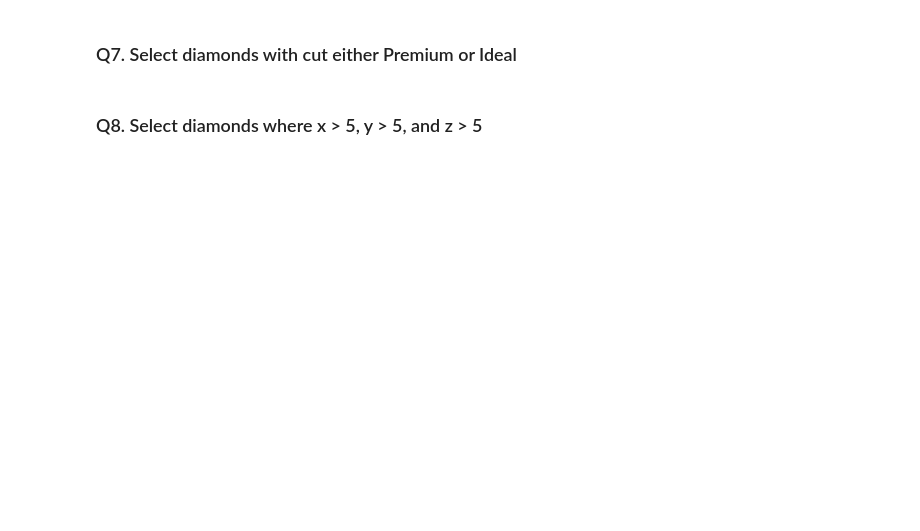
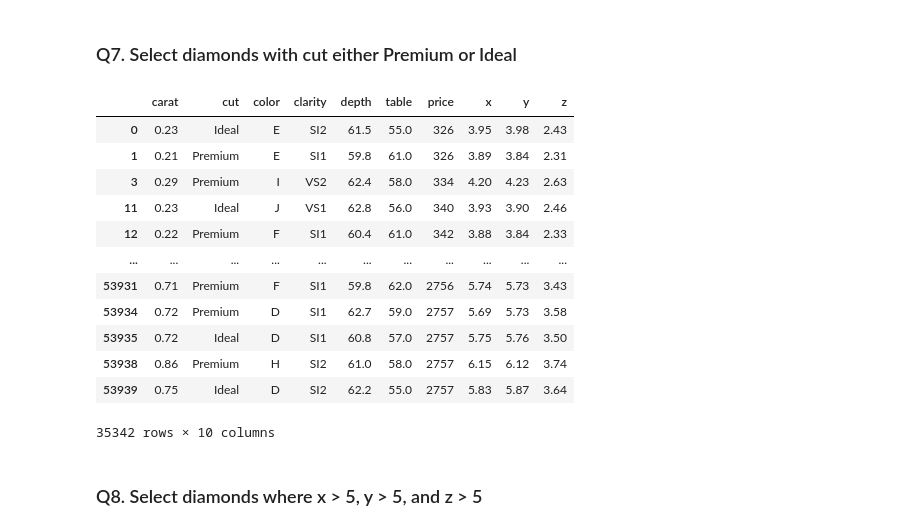
Before and after one commit to Shrikantlala24/Pandas, a Jupyter notebook: Diamonds_Pandas_Practice.ipynb, the cells around one changed output. Saved outputs shown, nothing was run; the diff lists cells and outputs as text; code cells hidden in the pictures; blank space fills up the shorter version.

```diff
--- a/Diamonds_Pandas_Practice.ipynb
+++ b/Diamonds_Pandas_Practice.ipynb
@@ -102,7 +127,24 @@ Name: count, dtype: int64
 # %% [markdown]
 ### Q7. Select diamonds with cut either Premium or Ideal
 # %%
-# Q7 – Your code here
+list = ['Premium','Ideal']
+mask = diamonds['cut'].isin(list) # * it returns boolean series not a dataframe
+diamonds[mask]
+# filtering rows where cut is either Premium or Ideal
+# %% [output]
+|  | carat | cut | color | clarity | depth | table | price | x | y | z |
+| 0 | 0.23 | Ideal | E | SI2 | 61.5 | 55.0 | 326 | 3.95 | 3.98 | 2.43 |
+| 1 | 0.21 | Premium | E | SI1 | 59.8 | 61.0 | 326 | 3.89 | 3.84 | 2.31 |
+| 3 | 0.29 | Premium | I | VS2 | 62.4 | 58.0 | 334 | 4.20 | 4.23 | 2.63 |
+| 11 | 0.23 | Ideal | J | VS1 | 62.8 | 56.0 | 340 | 3.93 | 3.90 | 2.46 |
+| 12 | 0.22 | Premium | F | SI1 | 60.4 | 61.0 | 342 | 3.88 | 3.84 | 2.33 |
+| ... | ... | ... | ... | ... | ... | ... | ... | ... | ... | ... |
+| 53931 | 0.71 | Premium | F | SI1 | 59.8 | 62.0 | 2756 | 5.74 | 5.73 | 3.43 |
+| 53934 | 0.72 | Premium | D | SI1 | 62.7 | 59.0 | 2757 | 5.69 | 5.73 | 3.58 |
+| 53935 | 0.72 | Ideal | D | SI1 | 60.8 | 57.0 | 2757 | 5.75 | 5.76 | 3.50 |
+| 53938 | 0.86 | Premium | H | SI2 | 61.0 | 58.0 | 2757 | 6.15 | 6.12 | 3.74 |
+| 53939 | 0.75 | Ideal | D | SI2 | 62.2 | 55.0 | 2757 | 5.83 | 5.87 | 3.64 |
+35342 rows × 10 columns
 # %% [markdown]
 ### Q8. Select diamonds where x > 5, y > 5, and z > 5
 # %%
```
Also changed, not shown: parts of 20 cells of this notebook.
